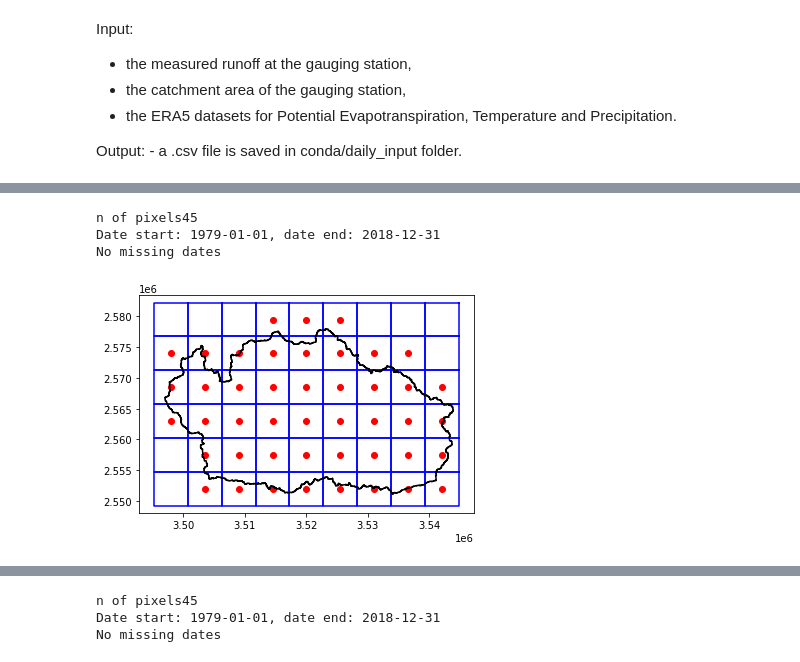
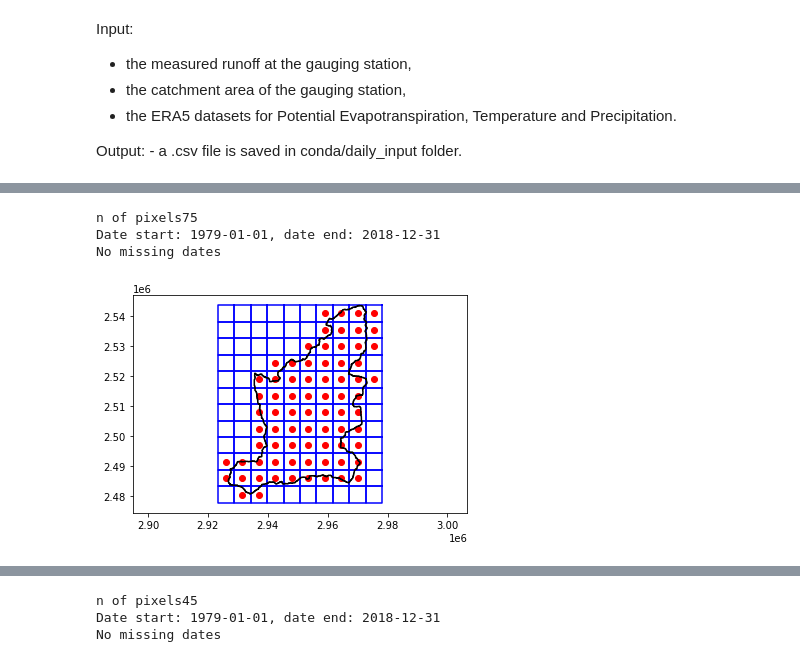
Before and after one commit to mmazzolini/Runoff_prediction, a Jupyter notebook: create_daily.ipynb, the cells around one changed output, grey strips where cells are left out. Drawn from its saved outputs; the diff is of its cells as text; code cells hidden in the pictures.

```diff
--- a/create_daily.ipynb
+++ b/create_daily.ipynb
@@ -56,0 +72,6 @@ No missing dates
+# %%
+# ERA5 temperature
+
+era5_fileName=  r'C:\Users\mmazzolini\OneDrive - Scientific Network South Tyrol\era5\2m_temperature-19790101_20181231-eusalp-qm_era5.nc'
+
+t2m = readnetcdf_in_shp_db(era5_fileName,STAT_CODE,plot=True,res=5500)['t2m']
@@ -57,15 +97,9 @@ No missing dates
 # %%
-# ERA5 temperature
-
-era5_fileName=  r'C:\Users\mmazzolini\OneDrive - Scientific Network South Tyrol\era5\2m_temperature-19790101_20181231-eusalp-qm_era5.nc'
-
-t2m = readnetcdf_in_shp(era5_fileName,shp_catchment_fileName,plot=True,res=5500)['t2m']
-
 t2m = xarray2df(t2m.resample(time='1d').mean(), 'T','t2m')
 
 check_data_gap(t2m)
 # %% [output]
-n of pixels45
+n of pixels75
 Date start: 1979-01-01, date end: 2018-12-31
 No missing dates
-[figure, old version]
+[figure, new version]
```
Also changed, not shown: parts of 28 cells of this notebook, 18 other files.
